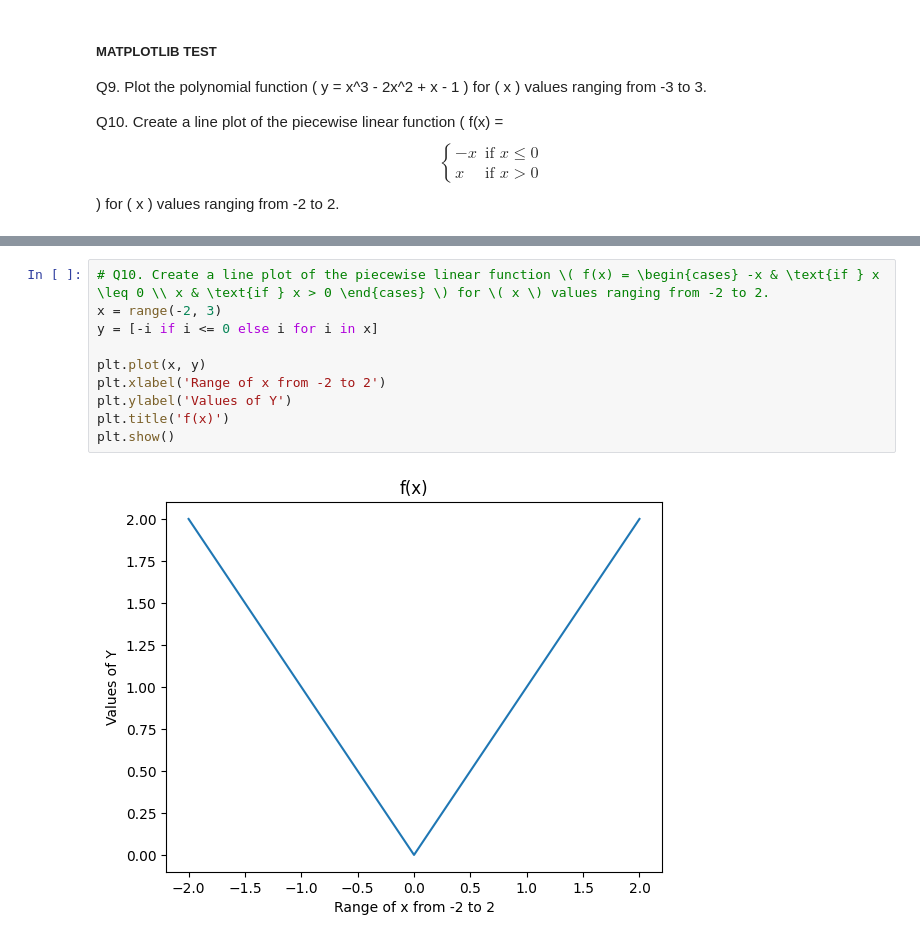
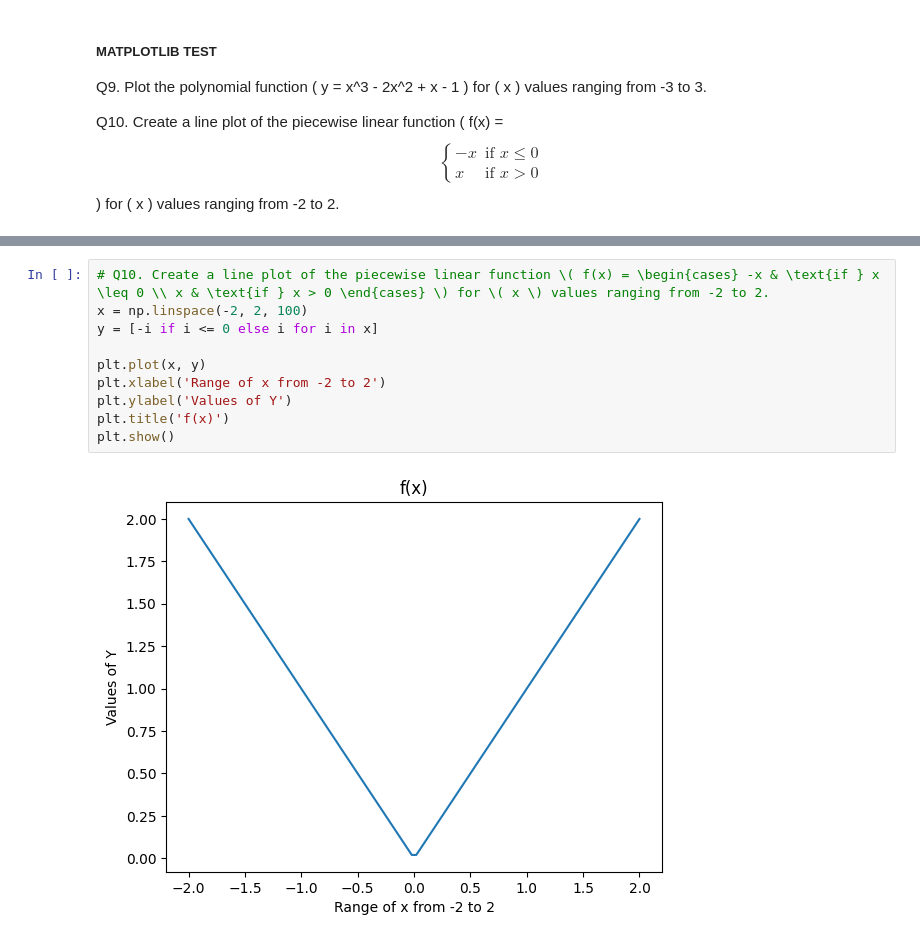
Before and after one commit to pragyandhar/BasicsProgram, a Jupyter notebook: 2nd Semester/MATPLOTLAB/surprise_test.ipynb, the cells around one changed output, grey strips where cells are left out. Drawn from its saved outputs; the diff is of its cells as text.

```diff
--- a/2nd Semester/MATPLOTLAB/surprise_test.ipynb
+++ b/2nd Semester/MATPLOTLAB/surprise_test.ipynb
@@ -21,12 +25,12 @@ plt.show()
 # %%
 # Q10. Create a line plot of the piecewise linear function \( f(x) = \begin{cases} -x & \text{if } x \leq 0 \\ x & \text{if } x > 0 \end{cases} \) for \( x \) values ranging from -2 to 2.
-x = range(-2, 3)
+x = np.linspace(-2, 2, 100)
 y = [-i if i <= 0 else i for i in x]
 
 plt.plot(x, y)
 plt.xlabel('Range of x from -2 to 2')
 plt.ylabel('Values of Y')
 plt.title('f(x)')
 plt.show()
 # %% [output]
-[figure, old version]
+[figure, new version]
```
Also changed, not shown: parts of 2 cells of this notebook.
